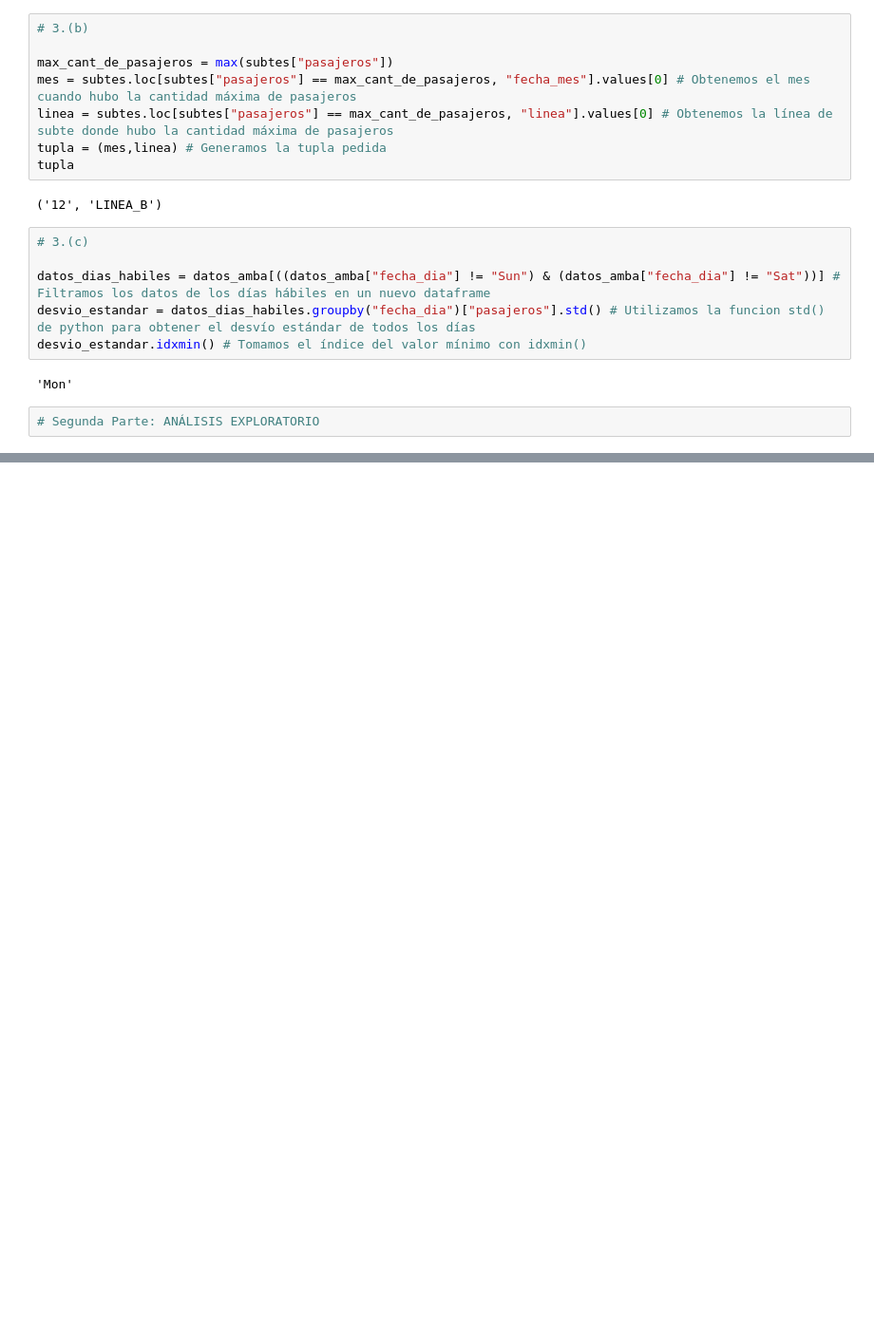
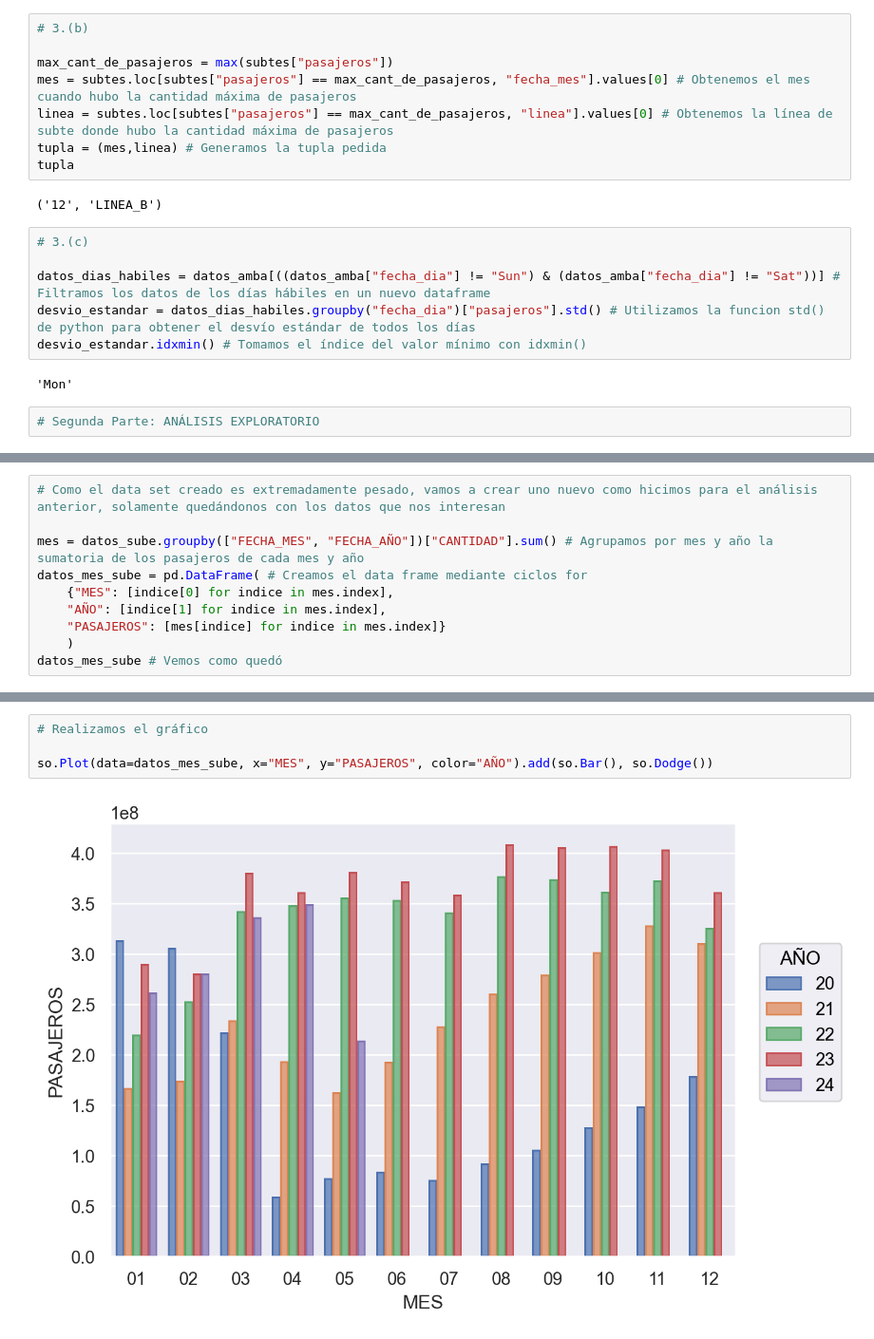
Before and after one commit to romanprs03/labo_de_datos, a Jupyter notebook: TP1/Román_Parisi_Joaquín_Núñez.ipynb, the cells around one changed output, grey strips where cells are left out. Shown: that part at 95% size. Drawn from its saved outputs; the diff is of its cells as text; blank space fills up the shorter version.

```diff
--- a/TP1/Román_Parisi_Joaquín_Núñez.ipynb
+++ b/TP1/Román_Parisi_Joaquín_Núñez.ipynb
@@ -197,0 +247,10 @@ nuevo_df
+# %%
+# Como el data set creado es extremadamente pesado, vamos a crear uno nuevo como hicimos para el análisis anterior, solamente quedándonos con los datos que nos interesan
+
+mes = datos_sube.groupby(["FECHA_MES", "FECHA_AÑO"])["CANTIDAD"].sum() # Agrupamos por mes y año la sumatoria de los pasajeros de cada mes y año
+datos_mes_sube = pd.DataFrame( # Creamos el data frame mediante ciclos for
+    {"MES": [indice[0] for indice in mes.index],
+    "AÑO": [indice[1] for indice in mes.index],
+    "PASAJEROS": [mes[indice] for indice in mes.index]}
+    )
+datos_mes_sube # Vemos como quedó
@@ -197,0 +275,6 @@ nuevo_df
+# %%
+# Realizamos el gráfico
+
+so.Plot(data=datos_mes_sube, x="MES", y="PASAJEROS", color="AÑO").add(so.Bar(), so.Dodge())
+# %% [output]
+[figure, added]
```
Also changed, not shown: parts of 9 cells of this notebook, 4 other files.
